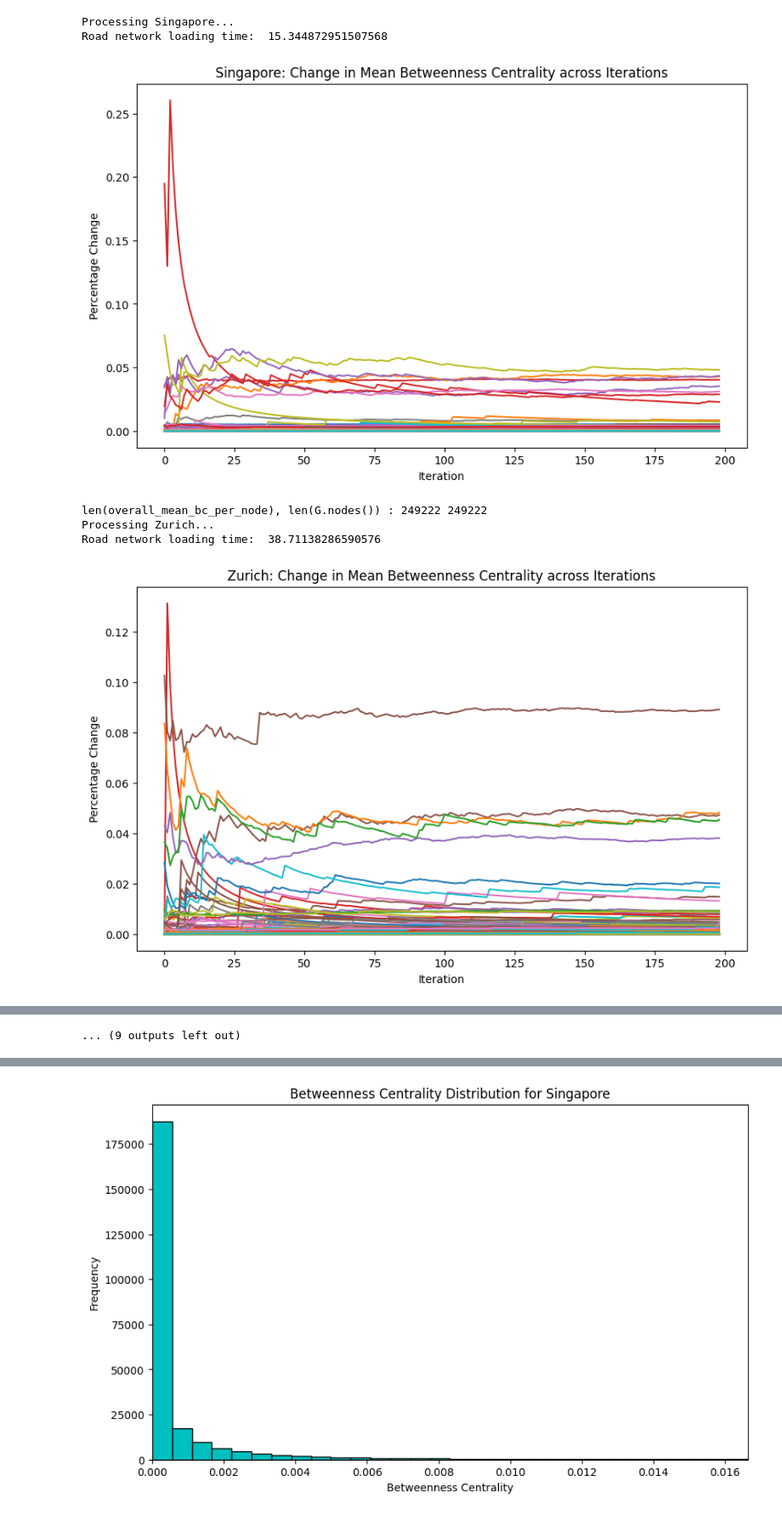
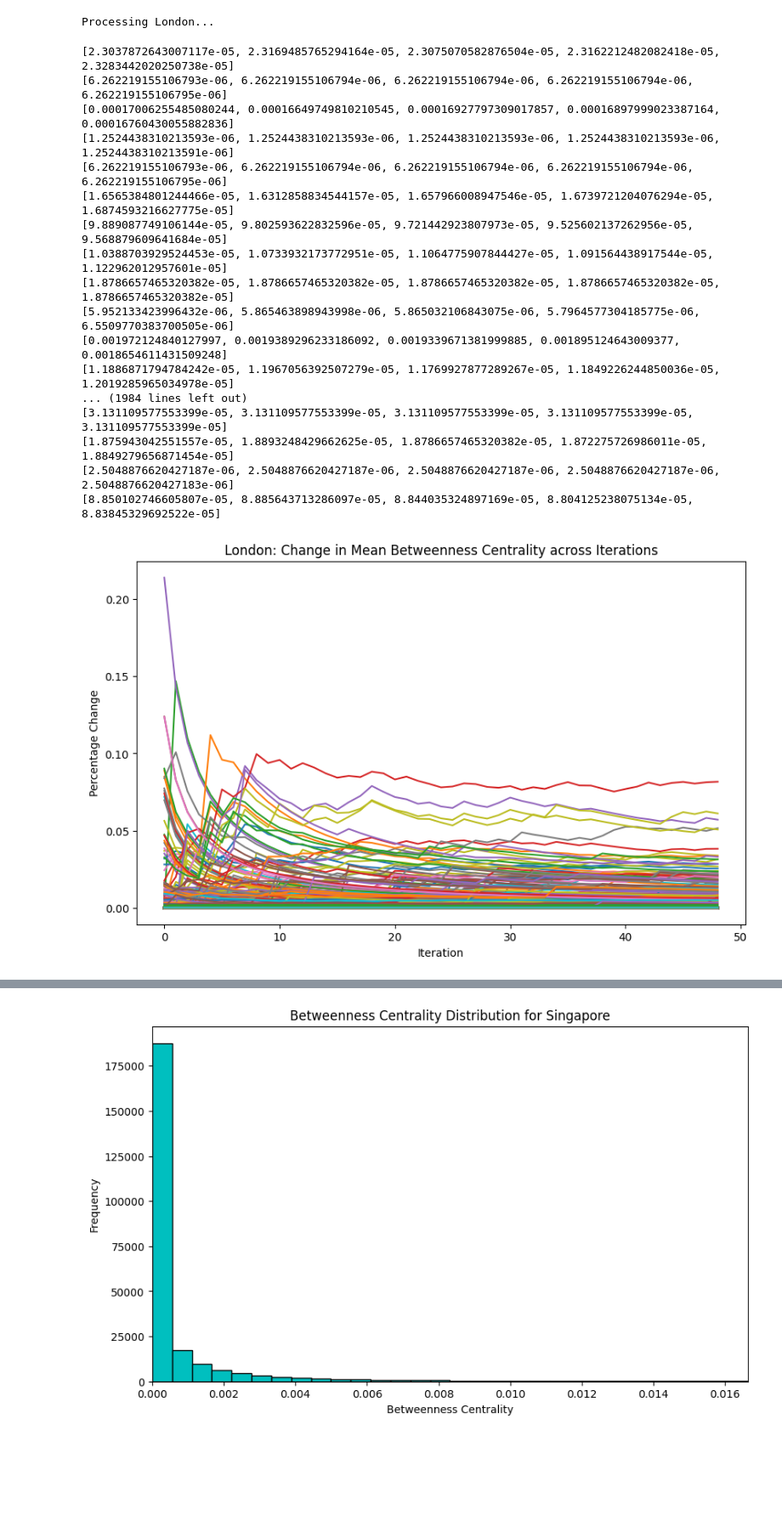
Before and after one commit to mie-lab/Urbanscales, a Jupyter notebook: urbanscales/tryouts/Stochasticity_in_computing_betweenness.ipynb, the cells around one changed output, grey strips where cells are left out. Shown at 85% size. Cells and saved outputs as stored; diff of their text form; code cells hidden in the pictures; blank space fills up the shorter version.

```diff
--- a/urbanscales/tryouts/Stochasticity_in_computing_betweenness.ipynb
+++ b/urbanscales/tryouts/Stochasticity_in_computing_betweenness.ipynb
@@ -28,27 +28,27 @@ import tqdm
 import pickle
 
 rn_city_wise_tz_code = {
-    "Singapore": "Asia/Singapore",
-    "Zurich": "Europe/Zurich",
-    "Mumbai": "Asia/Kolkata",
-    "Auckland": "Pacific/Auckland",
-    "Istanbul": "Europe/Istanbul",
-    "MexicoCity": "America/Mexico_City",
-    "Bogota": "America/Bogota",
-    "NewYorkCity": "America/New_York",
-    "Capetown": "Africa/Johannesburg",
+    # "Singapore": "Asia/Singapore",
+    # "Zurich": "Europe/Zurich",
+    # "Mumbai": "Asia/Kolkata",
+    # "Auckland": "Pacific/Auckland",
+    # "Istanbul": "Europe/Istanbul",
+    # "MexicoCity": "America/Mexico_City",
+    # "Bogota": "America/Bogota",
+    # "NewYorkCity": "America/New_York",
+    # "Capetown": "Africa/Johannesburg",
     "London": "Europe/London"
 }
 
 K = 2
-iterations = 200
-num_random_nodes = 200
+iterations = 50
+num_random_nodes = 2000
 
 for city, _ in rn_city_wise_tz_code.items():
     print(f"Processing {city}...")
 
     # Assuming the Scale.get_object method works for every city
-    G = RoadNetwork.get_object(city).G_osm
+    # G = RoadNetwork.get_object(city).G_osm
 
     initial_bc = nx.betweenness_centrality(G, k=K)
     all_nodes = list(initial_bc.keys())
@@ -73,41 +73,55 @@ for city, _ in rn_city_wise_tz_code.items():
     plt.figure(figsize=(10, 6))
     for node in random_nodes:
         mean_values = mean_values_per_node[node]
         percentage_changes = []
         for i in range(1, len(mean_values)):
-            # if mean_values[i-1] != 0:
-            #     percentage_change = ((mean_values[i] - mean_values[i-1]) / mean_values[i-1]) * 100
-            # else:
-            #     percentage_change = np.nan
+            if mean_values[i-1] != 0:
+                percentage_change = ((mean_values[i] - mean_values[i-1]) / mean_values[i-1]) * 100
+            else:
+                percentage_change = np.nan
 
 
             percentage_changes.append(mean_values[i])
+            if i == 10:
+                print ( mean_values[-5:])
         percentage_changes_per_node[node] = mean_values[i]
 
         # Plot the percentage change in mean values for the current node
 
         plt.plot(percentage_changes) # , label=f'Node {node}', marker='o')
 
     # plt.ylim(-100, 100)
     # plt.yscale("log")
     plt.xlabel('Iteration')
     plt.ylabel('Percentage Change')
     plt.title( city + ': Change in Mean Betweenness Centrality across Iterations')
     plt.show()
 
     # Save mean betweenness centrality results for the city to a pickle file
     overall_mean_bc_per_node = {node: sum(values) / len(values) for node, values in mean_values_per_node.items()}
     sprint(len(overall_mean_bc_per_node), len(G.nodes()))
     with open(os.path.join(config.BASE_FOLDER, config.network_folder, \
                                city + "_mean_betweenness_centrality.pkl"), "wb") as f:
         pickle.dump(overall_mean_bc_per_node, f)
 
 print("Finished processing all cities.")
 # %% [output]
-Processing Singapore...
-Road network loading time:  15.344872951507568
+Processing London...
+[2.3037872643007117e-05, 2.3169485765294164e-05, 2.3075070582876504e-05, 2.3162212482082418e-05, 2.3283442020250738e-05]
+[6.262219155106793e-06, 6.262219155106794e-06, 6.262219155106794e-06, 6.262219155106794e-06, 6.262219155106795e-06]
+[0.00017006255485080244, 0.00016649749810210545, 0.00016927797309017857, 0.00016897999023387164, 0.00016760430055882836]
+[1.2524438310213593e-06, 1.2524438310213593e-06, 1.2524438310213593e-06, 1.2524438310213593e-06, 1.2524438310213591e-06]
+[6.262219155106793e-06, 6.262219155106794e-06, 6.262219155106794e-06, 6.262219155106794e-06, 6.262219155106795e-06]
+[1.6565384801244466e-05, 1.6312858834544157e-05, 1.657966008947546e-05, 1.6739721204076294e-05, 1.6874593216627775e-05]
+[9.889087749106144e-05, 9.802593622832596e-05, 9.721442923807973e-05, 9.525602137262956e-05, 9.568879609641684e-05]
+[1.0388703929524453e-05, 1.0733932173772951e-05, 1.1064775907844427e-05, 1.091564438917544e-05, 1.122962012957601e-05]
+[1.8786657465320382e-05, 1.8786657465320382e-05, 1.8786657465320382e-05, 1.8786657465320382e-05, 1.8786657465320382e-05]
+[5.952133423996432e-06, 5.865463898943998e-06, 5.865032106843075e-06, 5.7964577304185775e-06, 6.5509770383700505e-06]
+[0.001972124840127997, 0.0019389296233186092, 0.0019339671381999885, 0.001895124643009377, 0.0018654611431509248]
+[1.1886871794784242e-05, 1.1967056392507279e-05, 1.1769927877289267e-05, 1.1849226244850036e-05, 1.2019285965034978e-05]
+... (1984 lines left out)
+[3.131109577553399e-05, 3.131109577553399e-05, 3.131109577553399e-05, 3.131109577553399e-05, 3.131109577553399e-05]
+[1.875943042551557e-05, 1.8893248429662625e-05, 1.8786657465320382e-05, 1.872275726986011e-05, 1.8849279656871454e-05]
+[2.5048876620427187e-06, 2.5048876620427187e-06, 2.5048876620427187e-06, 2.5048876620427187e-06, 2.5048876620427183e-06]
+[8.850102746605807e-05, 8.885643713286097e-05, 8.844035324897169e-05, 8.804125238075134e-05, 8.83845329692522e-05]
-[figure, old version]
+[figure, new version]
-len(overall_mean_bc_per_node), len(G.nodes()) : 249222 249222
-Processing Zurich...
-Road network loading time:  38.71138286590576
-[figure, removed]
@@ -130 +129,0 @@ Road network loading time:  45.959409952163696
-... (9 outputs left out)
```
Also changed, not shown: parts of 2 cells of this notebook, 5 other files.
